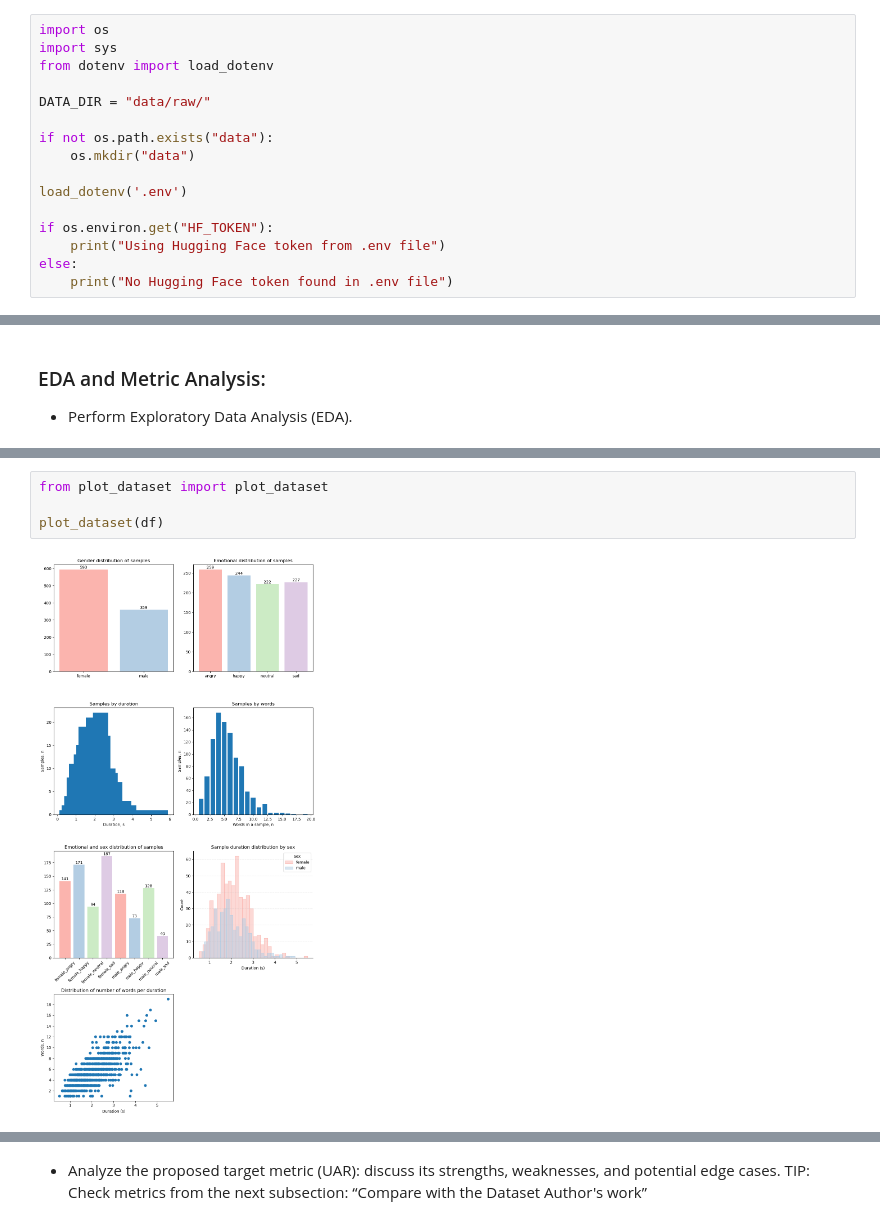
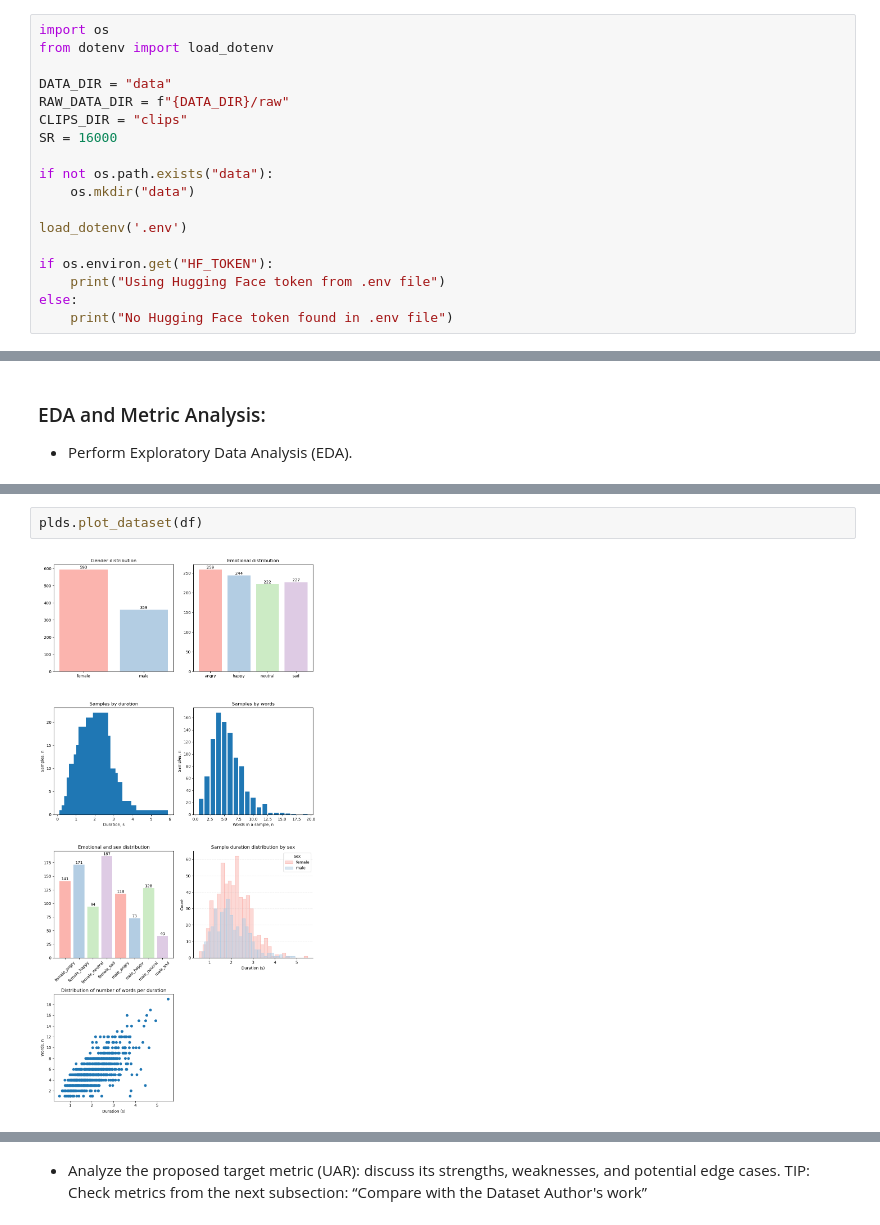
Before and after one commit to ALEGATOR1209/kse-deep-audio-lab1, a Jupyter notebook: lab1.ipynb, the cells around one changed output, grey strips where cells are left out. Cells and saved outputs as stored; diff of their text form.

```diff
--- a/lab1.ipynb
+++ b/lab1.ipynb
@@ -6,9 +12,11 @@
 # %%
 import os
-import sys
 from dotenv import load_dotenv
 
-DATA_DIR = "data/raw/"
+DATA_DIR = "data"
+RAW_DATA_DIR = f"{DATA_DIR}/raw"
+CLIPS_DIR = "clips"
+SR = 16000
 
 if not os.path.exists("data"):
     os.mkdir("data")
@@ -96,8 +76,6 @@ Audio duration: 1.86 seconds
 [interactive output not drawn]
 [figure]
 # %%
-from plot_dataset import plot_dataset
-
-plot_dataset(df)
+plds.plot_dataset(df)
 # %% [output]
-[figure, old version]
+[figure, new version]
```
Also changed, not shown: parts of 9 cells of this notebook, 5 other files.
